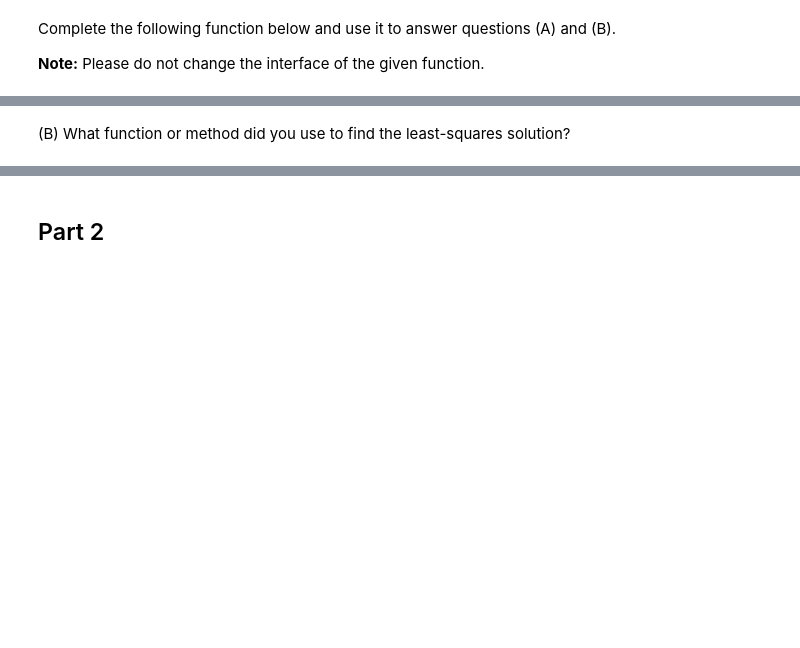
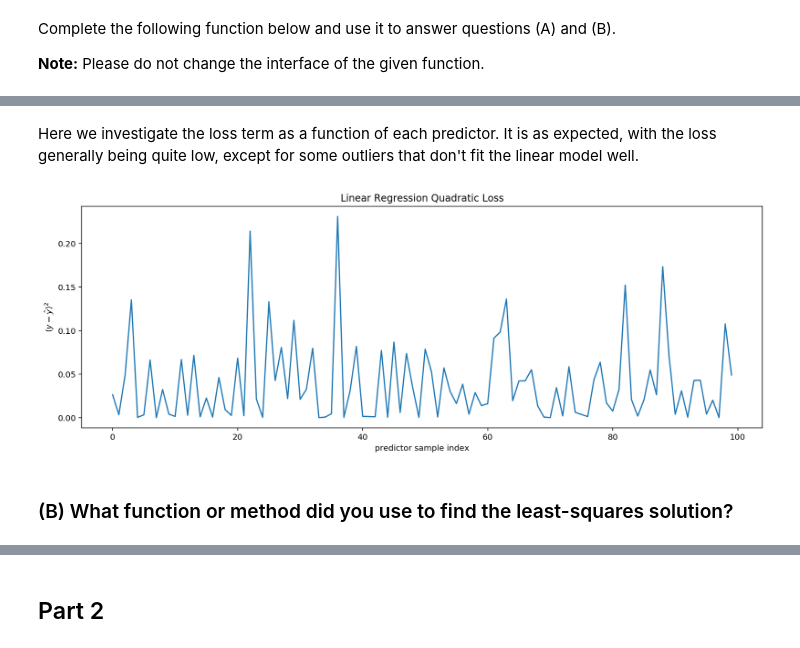
Before and after one commit to nicholasRenninger/DeepLearning_with_Ralphie, a Jupyter notebook: HW/HW 1/2020 assignment_1_Renninger.ipynb, the cells around one changed output, grey strips where cells are left out. Cells and saved outputs as stored; diff of their text form; code cells hidden in the pictures; blank space fills up the shorter version.

```diff
--- a/HW/HW 1/2020 assignment_1_Renninger.ipynb
+++ b/HW/HW 1/2020 assignment_1_Renninger.ipynb
@@ -50,2 +143,15 @@ def least_squares(X, y):
+# %% [markdown]
+Here we investigate the loss term as a function of each predictor. It is as expected, with the loss generally being quite low, except for some outliers that don't fit the linear model well.
+# %%
+# make it wide to see the timeseries more easily
+plt.rcParams['figure.figsize'] = [15, 5]
+loss = computeQuadraticLoss(targets, regressed_targets)
+plt.plot(predictor_indices, loss, '-')
+
+plt.title('Linear Regression Quadratic Loss')
+plt.xlabel('predictor sample index');
+plt.ylabel(r'$(y - \hat{y})^2$');
+# %% [output]
+[figure, added]
 # %% [markdown]
-(B) What function or method did you use to find the least-squares solution?
+### (B) What function or method did you use to find the least-squares solution?
```
Also changed, not shown: parts of 8 cells of this notebook, 1 other file.
